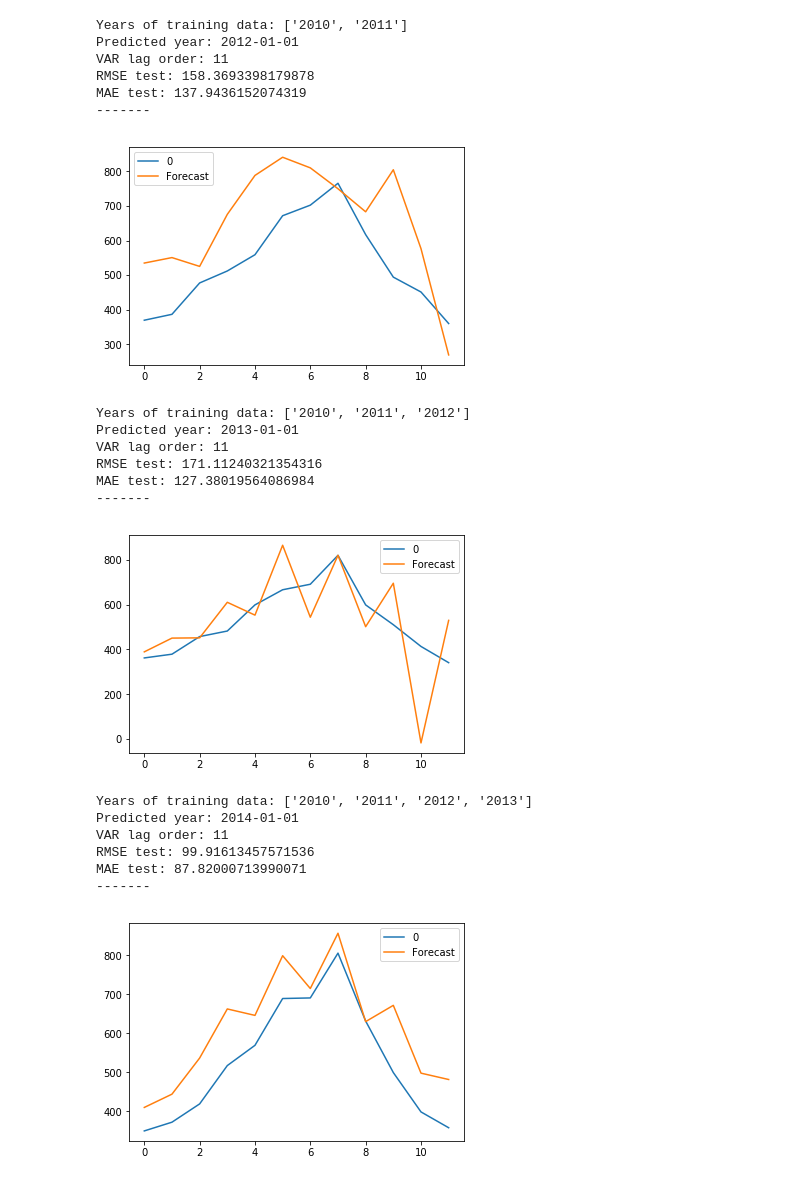
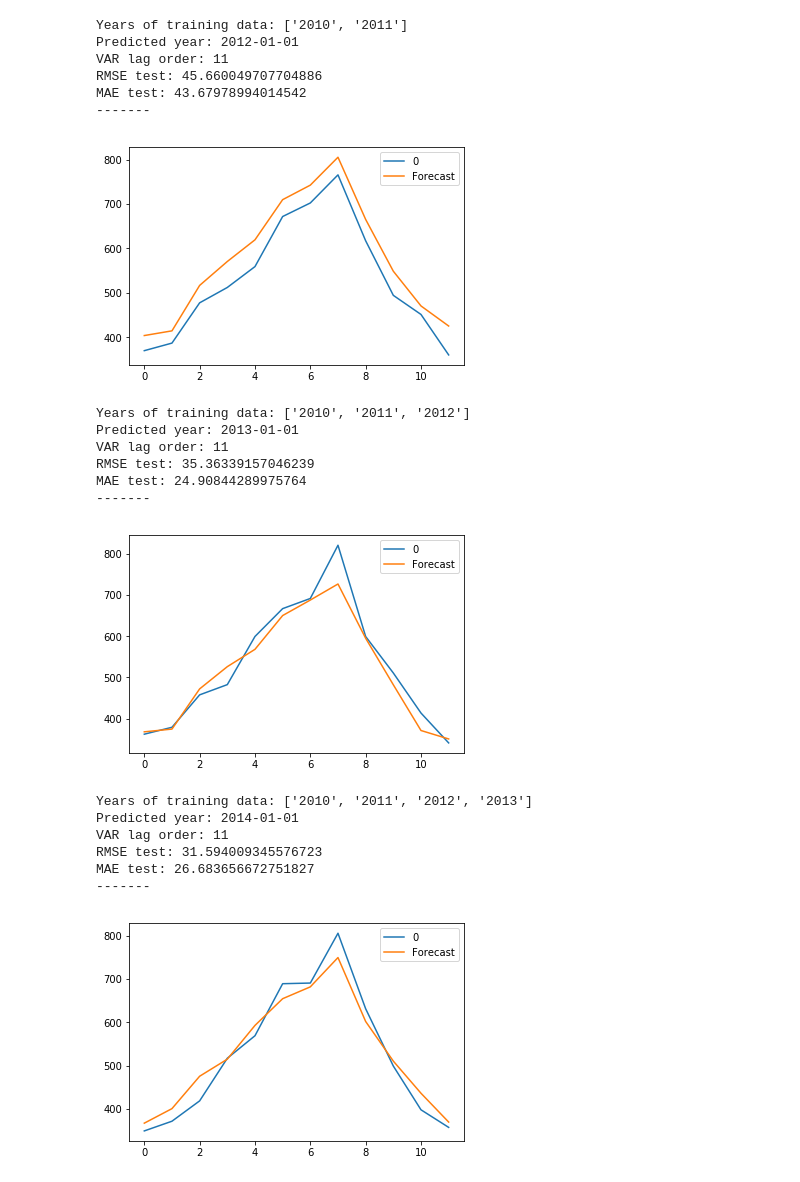
Before and after one commit to jinnyto/touristcast, a Jupyter notebook: VAR Cross Validation PDL.ipynb, the cells around one changed output. Cells and saved outputs as stored; diff of their text form; code cells hidden in the pictures.

```diff
--- a/VAR Cross Validation PDL.ipynb
+++ b/VAR Cross Validation PDL.ipynb
@@ -107,15 +107,16 @@ for index in range(2012, 2017):
     #print(residual_data)
     #print('exog_resid_data')
     #print(exog_resid_data)
-    resid_model = VAR(endog=residual_data, exog=exog_resid_data, dates=residual_data.index)
+    # Include in VAR model function below if have exog: exog=exog_resid_data
+    resid_model = VAR(endog=residual_data, dates=residual_data.index)
     # - IMPORTANT - Replace lag number in fit below with desired lags
     resid_results = resid_model.fit(nb_lag, trend='nc')
 
     lag_order = resid_results.k_ar
 
     # Forecasted DF without datetime index to be able to recompose later
-    resid_forecast_df = pd.DataFrame(resid_results.forecast(residual_data.values[-lag_order:], 12,
-                                                            exog_future=exog_future_data))
+    # Include in VAR forecast function below if have exog: exog_future=exog_future_data
+    resid_forecast_df = pd.DataFrame(resid_results.forecast(residual_data.values[-lag_order:], 12))
 
     # --------Recomposing results----------
     # - IMPORTANT - Addition if additive series /// Multiplication if multiplicative series
@@ -142,50 +143,50 @@ for index in range(2012, 2017):
     plt.legend()
     plt.show()
 
 # Error measures per CrossVal loop (number of years of training data used)
 x = list(range(len(years_data)))
 
 fig, axes = plt.subplots(1,3, figsize=(20,5))
 axes[0].plot(x, all_rmse, label='RMSE', color='green')
 axes[0].set_xticks(x)
 axes[0].set_xticklabels(years_data)
 axes[0].set_title('RMSE per Years of Training Data' + '\n' + f'({rc} All endog, lag={nb_lag})')
 axes[0].legend()
 
 axes[1].plot(x, all_mae, label='MAE', color='purple')
 axes[1].set_xticks(x)
 axes[1].set_xticklabels(years_data)
 axes[1].set_title('MAE per Years of Training Data' + '\n' + f'({rc} All endog, lag={nb_lag})')
 axes[1].legend()
 
 axes[2].plot(x, all_rmse, label='RMSE', color='green')
 axes[2].plot(x, all_mae, label='MAE', color='purple')
 axes[2].set_xticks(x)
 axes[2].set_xticklabels(years_data)
 axes[2].set_title('RMSE and MAE per Years of Training Data' + '\n' + f'({rc} All endog, lag={nb_lag})')
 axes[2].legend();
 # %% [output]
 Years of training data: ['2010', '2011']
 Predicted year: 2012-01-01
 VAR lag order: 11
-RMSE test: 158.3693398179878
-MAE test: 137.9436152074319
+RMSE test: 45.660049707704886
+MAE test: 43.67978994014542
 -------
-[figure, old version]
+[figure, new version]
 Years of training data: ['2010', '2011', '2012']
 Predicted year: 2013-01-01
 VAR lag order: 11
-RMSE test: 171.11240321354316
-MAE test: 127.38019564086984
+RMSE test: 35.36339157046239
+MAE test: 24.90844289975764
 -------
-[figure, old version]
+[figure, new version]
 Years of training data: ['2010', '2011', '2012', '2013']
 Predicted year: 2014-01-01
 VAR lag order: 11
-RMSE test: 99.91613457571536
-MAE test: 87.82000713990071
+RMSE test: 31.594009345576723
+MAE test: 26.683656672751827
 -------
-[figure, old version]
+[figure, new version]
 Years of training data: ['2010', '2011', '2012', '2013', '2014']
 Predicted year: 2015-01-01
 VAR lag order: 11
```
Also changed, not shown: parts of 1 cell of this notebook.
